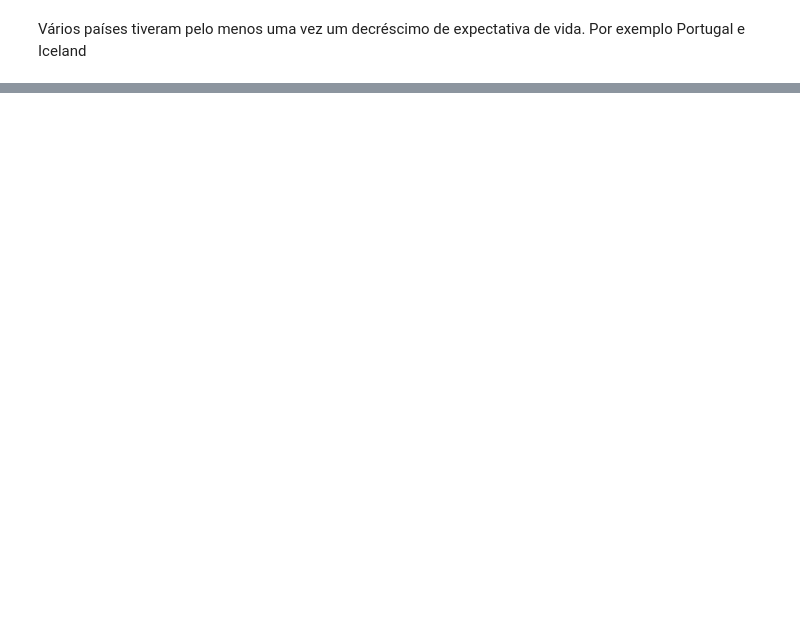
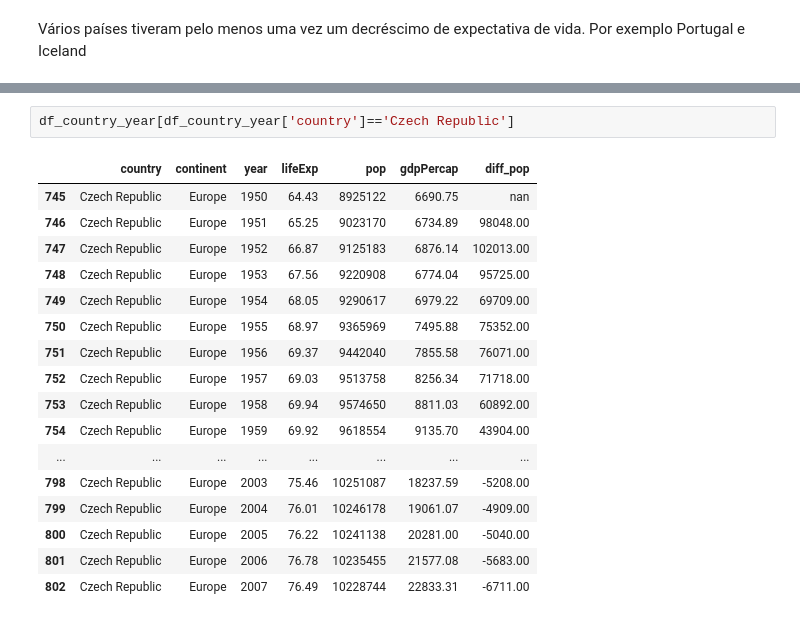
Before and after one commit to avellozo/DIO, a Jupyter notebook: Carrefour/Gapminder.ipynb, the cells around one changed output, grey strips where cells are left out. Drawn from its saved outputs; the diff is of its cells as text; blank space fills up the shorter version.

```diff
--- a/Carrefour/Gapminder.ipynb
+++ b/Carrefour/Gapminder.ipynb
@@ -300,0 +457,20 @@ df_country_year[df_country_year['country']=='Portugal']
+# %%
+df_country_year[df_country_year['country']=='Czech Republic']
+# %% [output]
+|  | country | continent | year | lifeExp | pop | gdpPercap | diff_pop |
+| 745 | Czech Republic | Europe | 1950 | 64.43 | 8925122 | 6690.75 | nan |
+| 746 | Czech Republic | Europe | 1951 | 65.25 | 9023170 | 6734.89 | 98048.00 |
+| 747 | Czech Republic | Europe | 1952 | 66.87 | 9125183 | 6876.14 | 102013.00 |
+| 748 | Czech Republic | Europe | 1953 | 67.56 | 9220908 | 6774.04 | 95725.00 |
+| 749 | Czech Republic | Europe | 1954 | 68.05 | 9290617 | 6979.22 | 69709.00 |
+| 750 | Czech Republic | Europe | 1955 | 68.97 | 9365969 | 7495.88 | 75352.00 |
+| 751 | Czech Republic | Europe | 1956 | 69.37 | 9442040 | 7855.58 | 76071.00 |
+| 752 | Czech Republic | Europe | 1957 | 69.03 | 9513758 | 8256.34 | 71718.00 |
+| 753 | Czech Republic | Europe | 1958 | 69.94 | 9574650 | 8811.03 | 60892.00 |
+| 754 | Czech Republic | Europe | 1959 | 69.92 | 9618554 | 9135.70 | 43904.00 |
+| ... | ... | ... | ... | ... | ... | ... | ... |
+| 798 | Czech Republic | Europe | 2003 | 75.46 | 10251087 | 18237.59 | -5208.00 |
+| 799 | Czech Republic | Europe | 2004 | 76.01 | 10246178 | 19061.07 | -4909.00 |
+| 800 | Czech Republic | Europe | 2005 | 76.22 | 10241138 | 20281.00 | -5040.00 |
+| 801 | Czech Republic | Europe | 2006 | 76.78 | 10235455 | 21577.08 | -5683.00 |
+| 802 | Czech Republic | Europe | 2007 | 76.49 | 10228744 | 22833.31 | -6711.00 |
```
Also changed, not shown: parts of 90 cells of this notebook.
